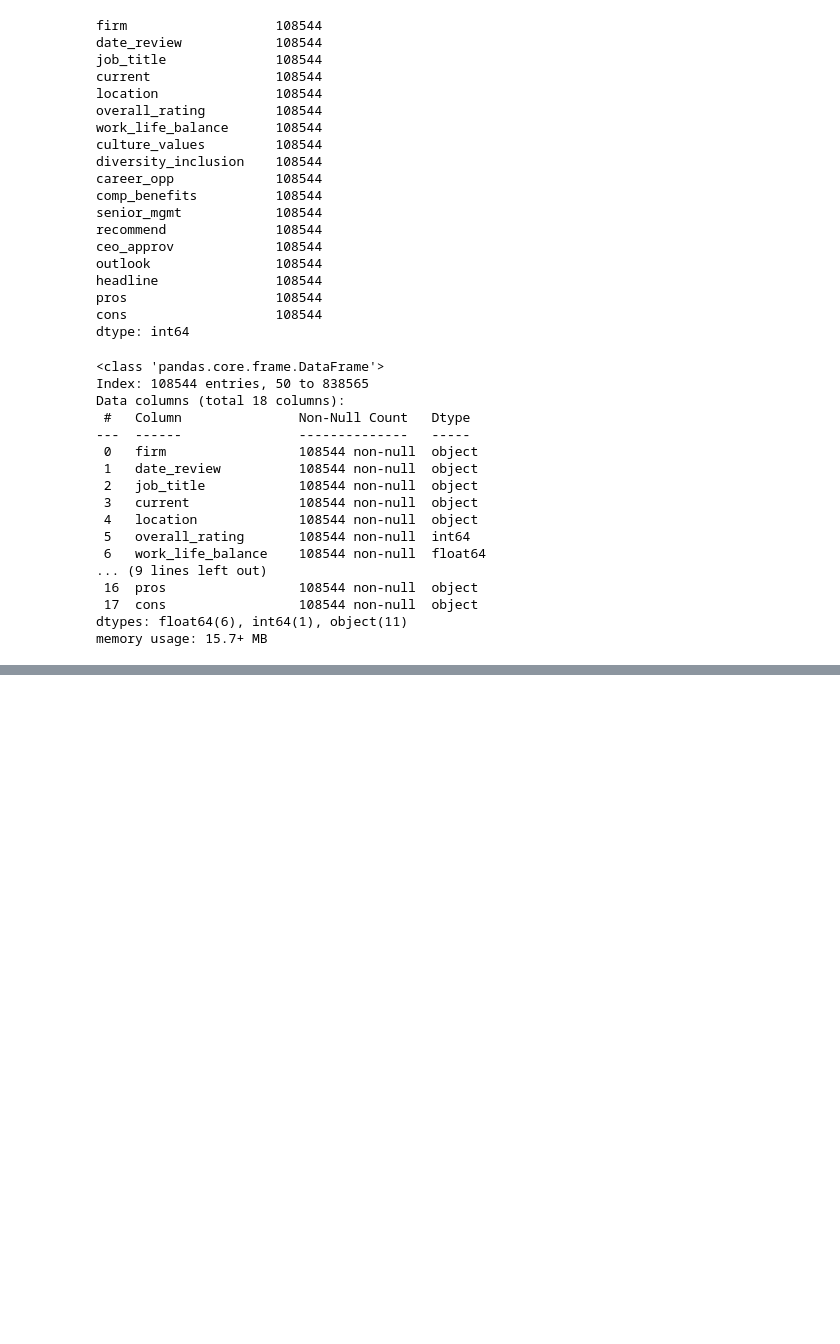
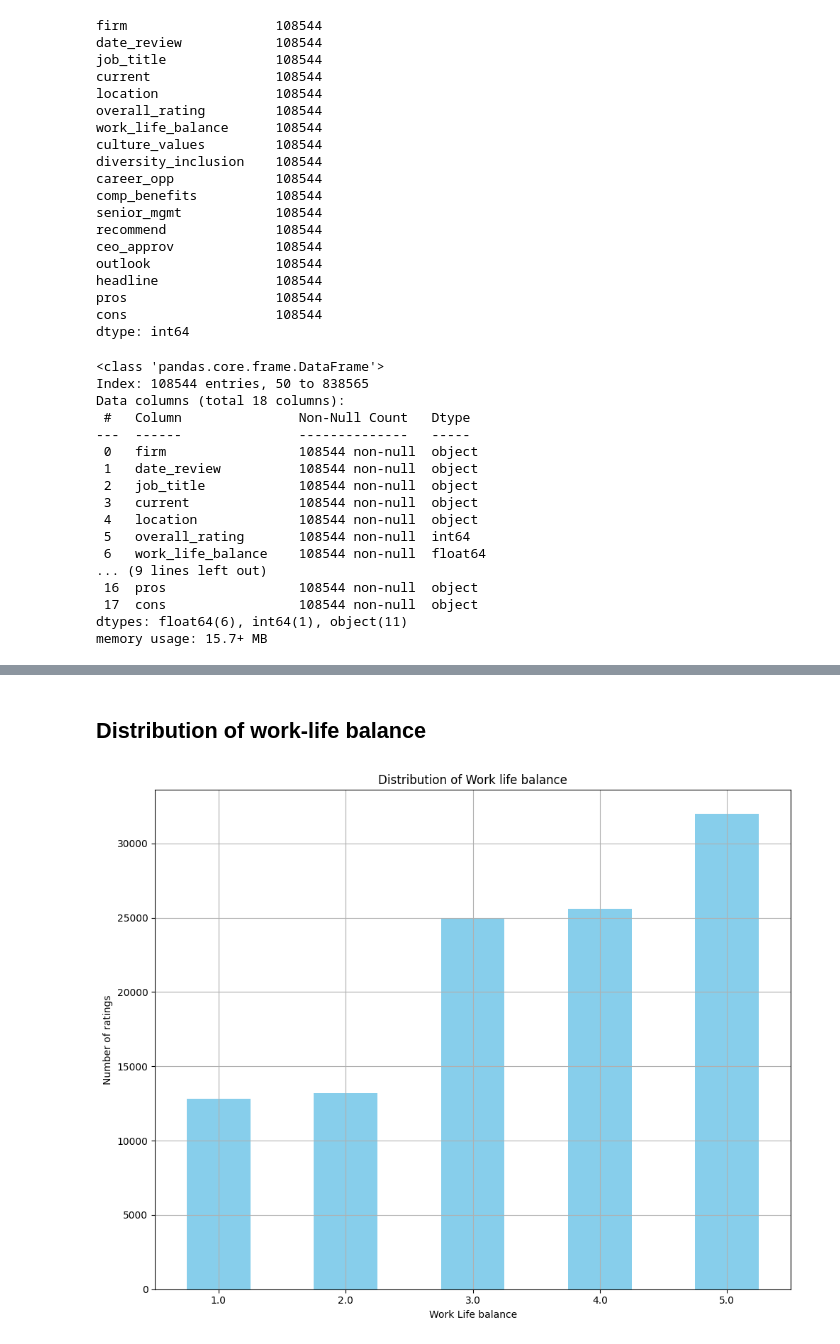
Before and after one commit to Jitesh117/glassdoor_data_analysis, a Jupyter notebook: analysis.ipynb, the cells around one changed output, grey strips where cells are left out. Saved outputs shown, nothing was run; the diff lists cells and outputs as text; code cells hidden in the pictures; blank space fills up the shorter version.

```diff
--- a/analysis.ipynb
+++ b/analysis.ipynb
@@ -72,0 +84,13 @@ memory usage: 15.7+ MB
+# %% [markdown]
+## Distribution of work-life balance
+# %%
+df['work_life_balance'].value_counts(ascending=True).plot(kind='bar',figsize=(10,8),color = 'skyblue')
+plt.title('Distribution of Work life balance')
+plt.xlabel('Work Life balance')
+plt.ylabel('Number of ratings')
+plt.xticks(rotation = 0)
+plt.tight_layout()
+plt.grid(True)
+plt.show()
+# %% [output]
+[figure, added]
```
Also changed, not shown: parts of 9 cells of this notebook, 1 other file.
